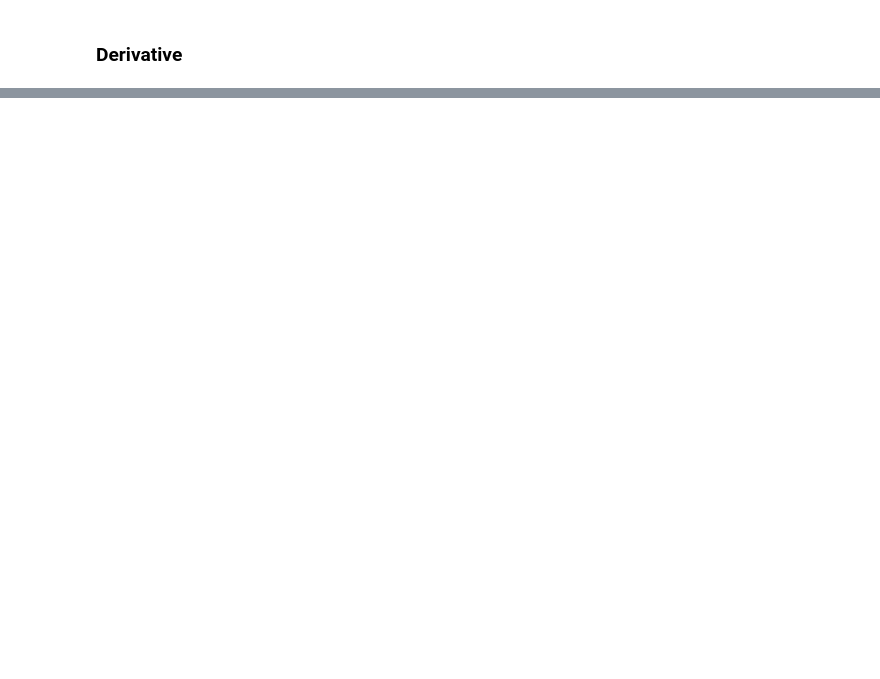
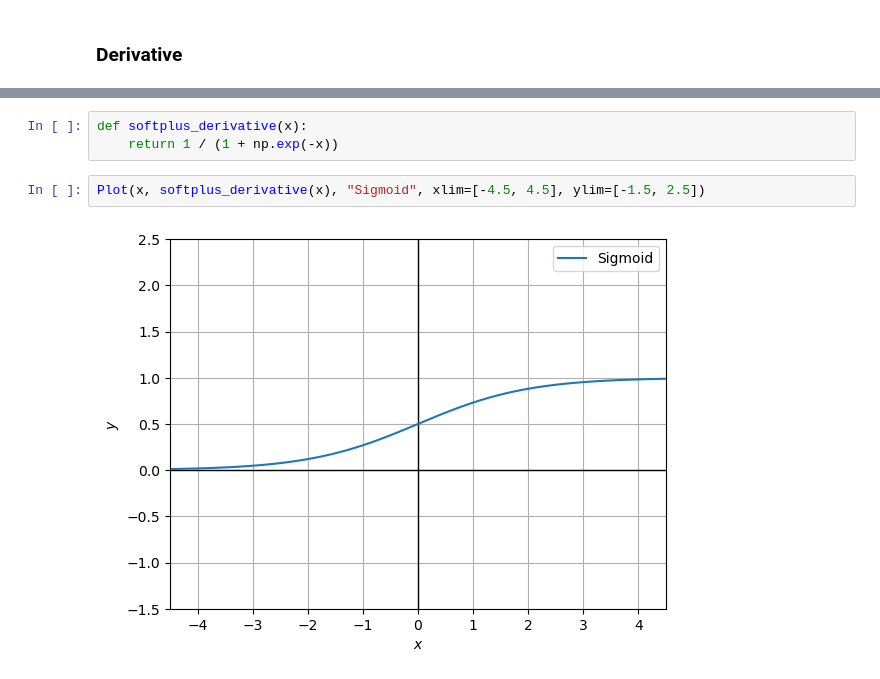
Before and after one commit to DanielZhicool/Deep-Learning, a Jupyter notebook: Lab_1.ipynb, the cells around one changed output, grey strips where cells are left out. Cells and saved outputs as stored; diff of their text form; blank space fills up the shorter version.

```diff
--- a/Lab_1.ipynb
+++ b/Lab_1.ipynb
@@ -239,0 +256,7 @@ Plot(x, gelu(x), "GeLU$(x)$", xlim=[-3, 2], ylim=[-0.5, 1.5])
+# %%
+def softplus_derivative(x):
+    return 1 / (1 + np.exp(-x))
+# %%
+Plot(x, softplus_derivative(x), "Sigmoid", xlim=[-4.5, 4.5], ylim=[-1.5, 2.5])
+# %% [output]
+[figure, added]
```
Also changed, not shown: parts of 17 cells of this notebook.
